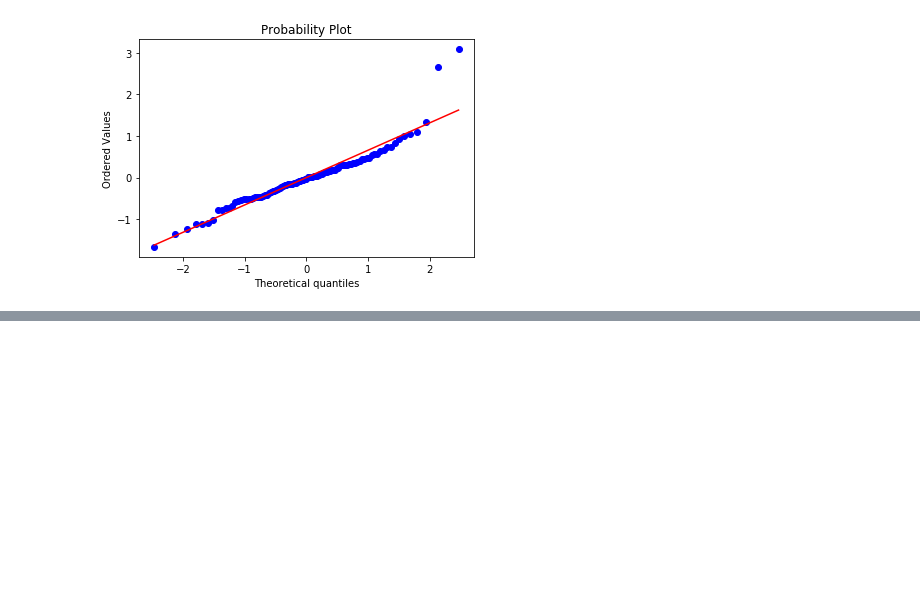
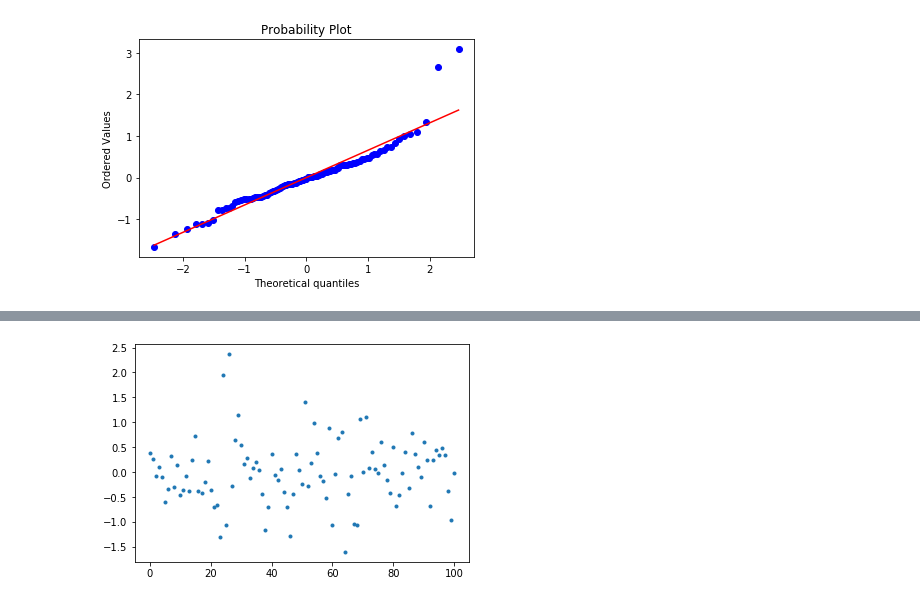
Before and after one commit to bdhammel/bayesian-notes, a Jupyter notebook: bayesian-stats-techniques-and-models/lesson7.ipynb, the cells around one changed output, grey strips where cells are left out. Saved outputs shown, nothing was run; the diff lists cells and outputs as text; code cells hidden in the pictures; blank space fills up the shorter version.

```diff
--- a/bayesian-stats-techniques-and-models/lesson7.ipynb
+++ b/bayesian-stats-techniques-and-models/lesson7.ipynb
@@ -206,0 +235,14 @@ stats.probplot(residules, dist="norm", plot=plt);
+# %%
+samples_2 = mod2.get_samples()
+# %%
+y_hat = (samples_2['b1'][:, np.newaxis]
+         + samples_2['b2'][:, np.newaxis] * log_income
+         + samples_2['b3'][:, np.newaxis] * is_oil)
+# %%
+y_hat = np.mean(y_hat, axis=0)
+# %%
+residules = log_infant - y_hat
+# %%
+plt.plot(residules, '.');
+# %% [output]
+[figure, added]
```
Also changed, not shown: parts of 23 cells of this notebook.
